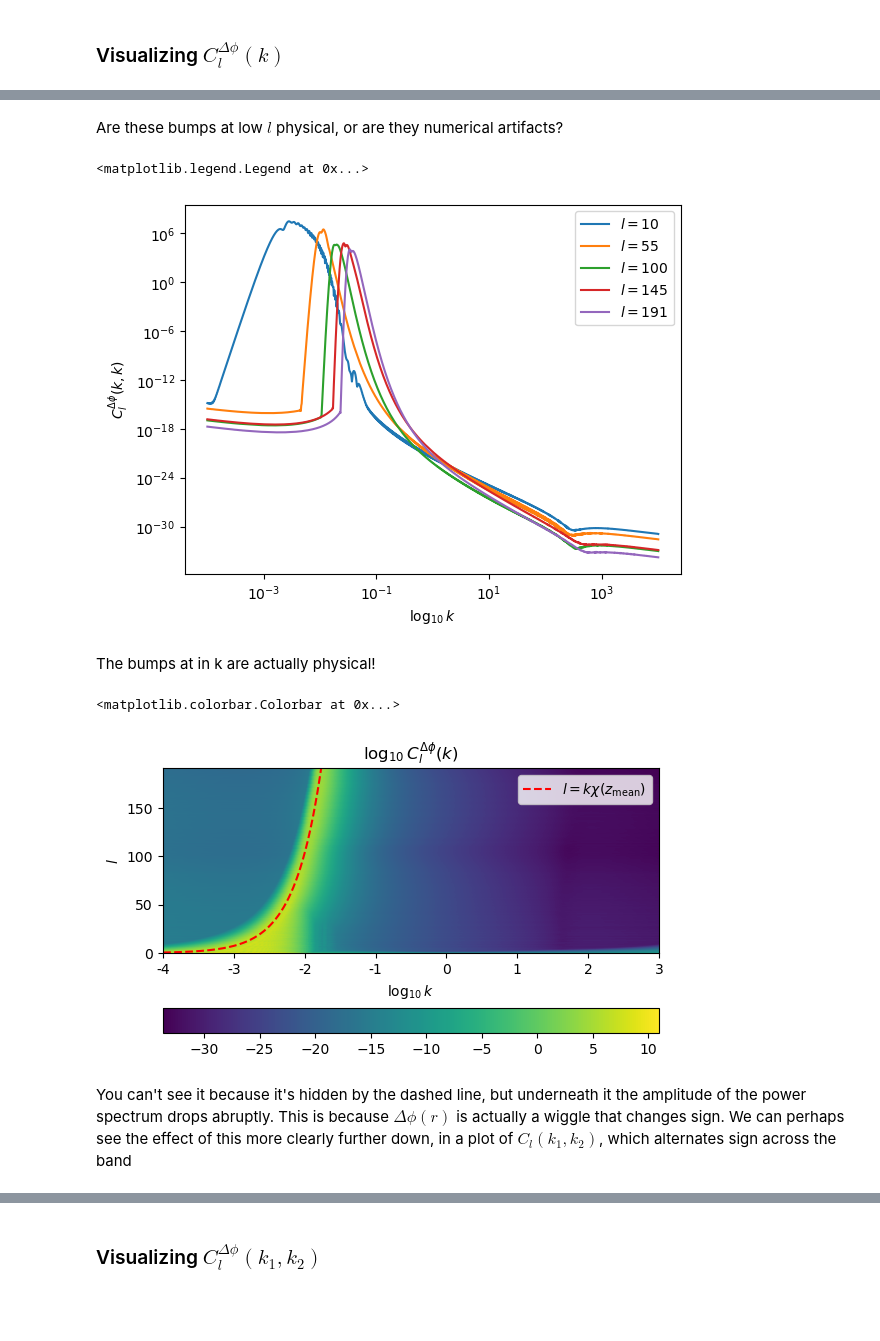
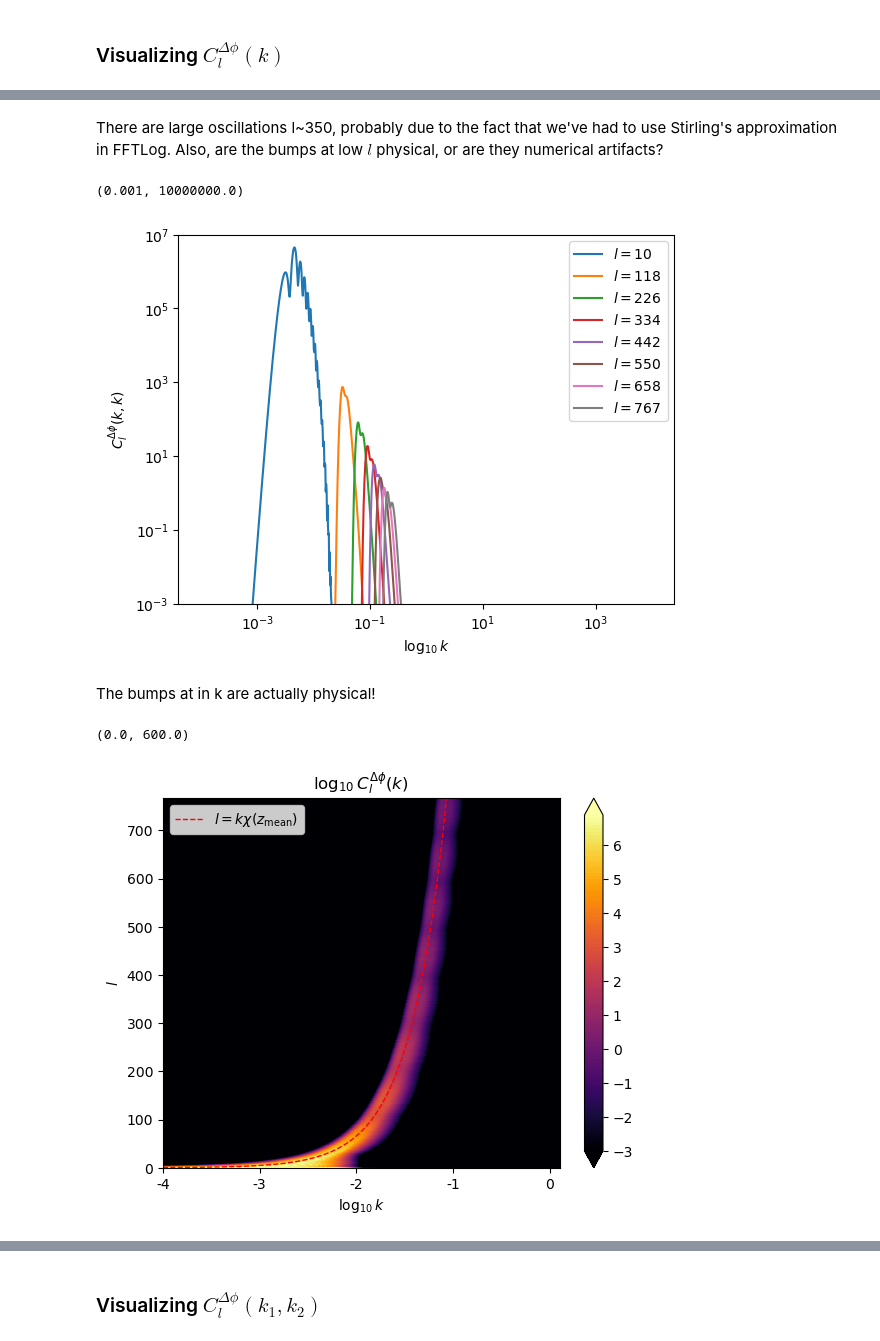
Before and after one commit to abaleato/CARDiAC, a Jupyter notebook: Get_DeltaPhi_PS.ipynb, the cells around one changed output, grey strips where cells are left out. Cells and saved outputs as stored; diff of their text form; code cells hidden in the pictures; blank space fills up the shorter version.

Commit message:
cleaned up 2D plotting

```diff
--- a/Get_DeltaPhi_PS.ipynb
+++ b/Get_DeltaPhi_PS.ipynb
@@ -9,9 +9,9 @@ import hankl
 # %% [markdown]
 # Calculate $C_l^{\Delta \phi}(k_1,k_2)$
 # %%
-sigma = 0.2 # Standard deviation of the fiducial dndz
-sigma_zshift = 0.2 # Standard deviation of the z_shift
-z_mean = 2 # Central redshift of the nominal dndz
+sigma = 0.1 # Standard deviation of the fiducial dndz
+sigma_zshift = 0.1 # Standard deviation of the z_shift
+z_mean = 1 # Central redshift of the nominal dndz
 
 # Plot the fiducial dndz
 zs = np.linspace(0,10,300)
@@ -60,6 +60,6 @@ plt.show()
 # %%
 # Let us up-sample the maps
-nside_out = 64
+nside_out = 256
 
 theta_maps_upsampled = np.zeros((hp.nside2npix(nside_out), n_samples_of_r))
 for i in range(len(r_array)):
@@ -69,19 +74,18 @@ theta_maps = theta_maps_upsampled
 # %%
-# Take the spherical harmonic transform of each r slice. Conveniently, we can take complex SHT so array sizes reduce by x2
-theta_alms = np.zeros((hp.Alm.getsize(3*nside_out-1), n_samples_of_r), dtype=complex)
-for i in range(n_samples_of_r):
-    theta_alms[:,i] = hp.map2alm(theta_maps[:,i])
-
 # Next, we will want to take the (l+1/2)th order Hankel transform of each theta_alm
 delta_p_lm_of_k = np.zeros((theta_alms.shape[0], n_samples_of_r), dtype=complex)
-lmax = hp.Alm.getlmax(len(delta_p_lm_of_k))
+lmax = hp.Alm.getlmax(theta_alms.shape[0])
 Cl_deltap_of_k1_k2 = np.zeros((lmax+1, n_samples_of_r, n_samples_of_r))
 pixwinf = hp.pixwin(nside_out)[0:lmax+1] # Get the pixel window function for the up-sampled pixelization
 
-for i in range(len(delta_p_lm_of_k)):
+for i in range(theta_alms.shape[0]):
+    if i % 1000 == 0:
+        # Print progress
+        print('Completed {}%'.format(100*i/theta_alms.shape[0]))
     l, m = hp.Alm.getlm(lmax, i) # Get the l corresponding to each value of m
-    # Now get the Hankel transforms. Importantly, after discussing with Minas, we use the Stirling approximation to
-    # the gamma functions in Eqn 16 of https://jila.colorado.edu/~ajsh/FFTLog/fftlog.pdf to avoid divergences
+    # Now get the Hankel transforms.
+    # Importantly, after discussing with Minas, we use the Stirling approximation to the gamma functions in Eqn 16
+    # of https://jila.colorado.edu/~ajsh/FFTLog/fftlog.pdf, which diverges for mu>342
     k_array, delta_p_lm_of_k[i,:] = hankl.FFTLog(r_array, r_array*theta_alms[i,:], q=0, mu=l+0.5, ext=1, lowring=True, stirling_cutoff=-1)
     delta_p_lm_of_k[i,:] *= 1./k_array # Adapt to the convention in the Hankl code
     # Get angular PS and deconvolve pixel window function for all possible combinations of k1 and k2
@@ -103,35 +125,41 @@ plt.legend()
-# %% [markdown]
-Are these bumps at low $l$ physical, or are they numerical artifacts?
+# %% [markdown]
+There are large oscillations l~350, probably due to the fact that we've had to use Stirling's approximation in FFTLog. Also, are the bumps at low $l$ physical, or are they numerical artifacts?
 # %%
-for l_to_plot in np.linspace(10,lmax,5, dtype=int):
+for l_to_plot in np.linspace(10,lmax,8, dtype=int):
     plt.loglog(k_array, np.diagonal(Cl_deltap_of_k1_k2, axis1=1, axis2=2)[l_to_plot,:], label=r'$l={}$'.format(l_to_plot))
 plt.xlabel(r'$\mathrm{log}_{10}\,k$')
 plt.ylabel(r'$C_l^{\Delta \phi}(k, k)$')
 plt.legend()
+plt.ylim([1e-3,1e7])
 # %% [output]
-<matplotlib.legend.Legend at 0x...>
+(0.001, 10000000.0)
-[figure, old version]
+[figure, new version]
 # %% [markdown]
 The bumps at in k are actually physical!
+# %%
+X, Y = np.meshgrid(np.arange(len(k_array)), np.arange(lmax+1))
+Z = np.log10(np.diagonal(Cl_deltap_of_k1_k2, axis1=1, axis2=2))
 # %%
-plt.imshow(np.log10(np.diagonal(Cl_deltap_of_k1_k2, axis1=1, axis2=2)), aspect=2)
+contours = np.arange(-3,7,0.1)
+
+plt.contourf(X, Y, Z, levels=contours, cmap='inferno', extend='both')
 
 plt.xlabel(r'$\mathrm{log}_{10}\,k$')
 plt.ylabel(r'$l$')
 
 ax = plt.gca()
-ax.plot(k_array*Planck18.comoving_distance(z_mean).value, color='r', ls='--', label=r'$l=k \chi(z_{\mathrm{mean}})$')
+ax.plot(k_array*Planck18.comoving_distance(z_mean).value, color='r', ls='--', lw=1, label=r'$l=k \chi(z_{\mathrm{mean}})$')
 ax.set_ylim([0,lmax])
 
 label_locs = np.arange(int(round(np.log10(np.min(k_array)),0)), int(round(np.log10(np.max(k_array)),0)), 1)
 ax.set_xticks(np.linspace(0, len(k_array), len(label_locs)))
 ax.set_xticklabels(label_locs.astype('str'))
 plt.legend()
 
 plt.title(r'$\mathrm{log}_{10} \, C_l^{\Delta \phi}(k)$')
-plt.colorbar(location='bottom')
+plt.colorbar(location='right')
+
+ax.set_xlim([0,600])
 # %% [output]
-<matplotlib.colorbar.Colorbar at 0x...>
+(0.0, 600.0)
-[figure, old version]
+[figure, new version]
-# %% [markdown]
-You can't see it because it's hidden by the dashed line, but underneath it the amplitude of the power spectrum drops abruptly. This is because $\Delta \phi(r)$ is actually a wiggle that changes sign. We can perhaps see the effect of this more clearly further down, in a plot of $C_l(k_1,k_2)$, which alternates sign across the band
```
Also changed, not shown: parts of 10 cells of this notebook.
